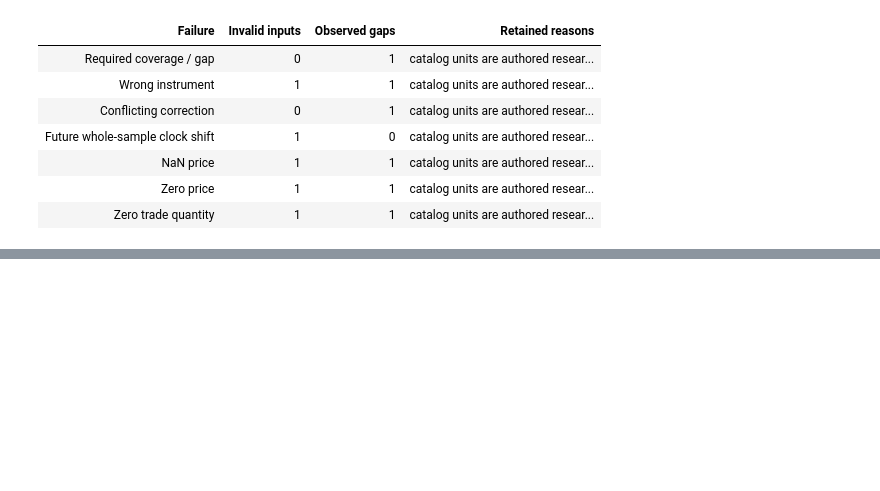
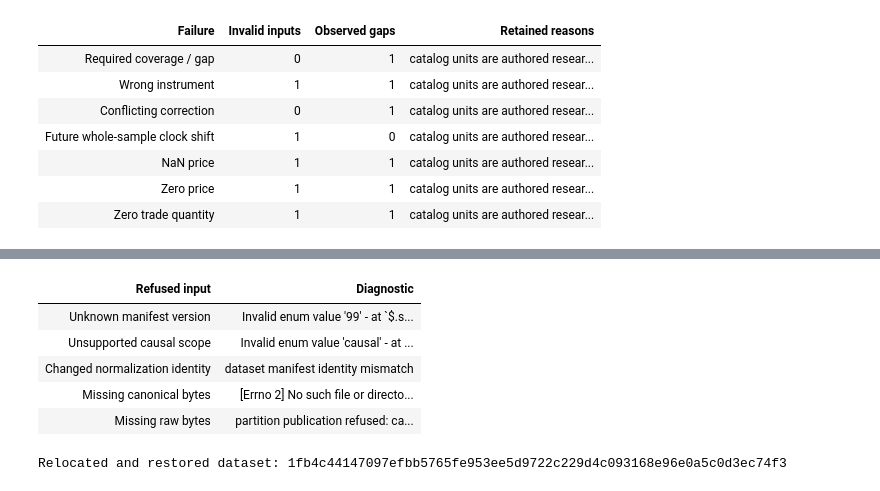
Before and after one commit to lixuanguang/alpha-research-lab-private, a Jupyter notebook: examples/research-foundations.ipynb, the cells around one changed output, grey strips where cells are left out. Saved outputs shown, nothing was run; the diff lists cells and outputs as text; code cells hidden in the pictures; blank space fills up the shorter version.

```diff
--- a/examples/research-foundations.ipynb
+++ b/examples/research-foundations.ipynb
@@ -1542,0 +1642,74 @@ resolved references identify one validated dataset manifest? MR 14 remains plann
+# %%
+mr14_failures = []
+mr14_manifest, mr14_payloads = mr14_builds[0]
+with TemporaryDirectory(prefix="nb14-relocated-") as temporary:
+    local = Path(temporary)
+    store = RawStore(local)
+    path = local / "source.zip"
+    path.write_bytes(mr14_raw_bytes)
+    raw_path = store.publish(path, descriptor=origin, request=original_request)
+    canonical_path = local / mr14_manifest.partitions[0].sha256
+    canonical_path.write_bytes(mr14_payloads[0])
+    manifest_path = local / "dataset.json"
+    for label, field, value in (
+        ("Unknown manifest version", "schema_version", "99"),
+        ("Unsupported causal scope", "scope", "causal"),
+        ("Changed normalization identity", "normalization_identity", "a" * 64),
+    ):
+        changed = json.loads(codec.encode_json(mr14_manifest))
+        changed[field] = value
+        manifest_path.write_bytes(codec.encode_json(changed))
+        try:
+            DatasetManifest.read(
+                manifest_path,
+                identity=mr14_manifest.identity,
+                partitions=local,
+                store=store,
+                max_bytes=262_144,
+            )
+        except ValueError as error:
+            mr14_failures.append((label, str(error)))
+        else:
+            raise AssertionError(f"manifest reader accepted {label}")
+    manifest_path.write_bytes(codec.encode_json(mr14_manifest))
+    for label, missing_path in (
+        ("Missing canonical bytes", canonical_path),
+        ("Missing raw bytes", raw_path),
+    ):
+        original_bytes = missing_path.read_bytes()
+        missing_path.chmod(0o644)
+        missing_path.unlink()
+        try:
+            DatasetManifest.read(
+                manifest_path,
+                identity=mr14_manifest.identity,
+                partitions=local,
+                store=store,
+                max_bytes=262_144,
+            )
+        except (ValueError, FileNotFoundError) as error:
+            mr14_failures.append((label, str(error)))
+        else:
+            raise AssertionError(f"manifest reader accepted {label}")
+        missing_path.write_bytes(original_bytes)
+    assert (
+        DatasetManifest.read(
+            manifest_path,
+            identity=mr14_manifest.identity,
+            partitions=local,
+            store=store,
+            max_bytes=262_144,
+        )
+        == mr14_manifest
+    )
+assert len(mr14_failures) == 5
+NotebookDisplay.show_table(("Refused input", "Diagnostic"), mr14_failures)
+print("Relocated and restored dataset:", mr14_manifest.identity)
+# %% [output]
+| Refused input | Diagnostic |
+| Unknown manifest version | Invalid enum value '99' - at `$.s... |
+| Unsupported causal scope | Invalid enum value 'causal' - at ... |
+| Changed normalization identity | dataset manifest identity mismatch |
+| Missing canonical bytes | [Errno 2] No such file or directo... |
+| Missing raw bytes | partition publication refused: ca... |
+Relocated and restored dataset: 1fb4c44147097efbb5765fe953ee5d9722c229d4c093168e96e0a5c0d3ec74f3
```
Also changed, not shown: parts of 10 cells of this notebook, 5 other files.
